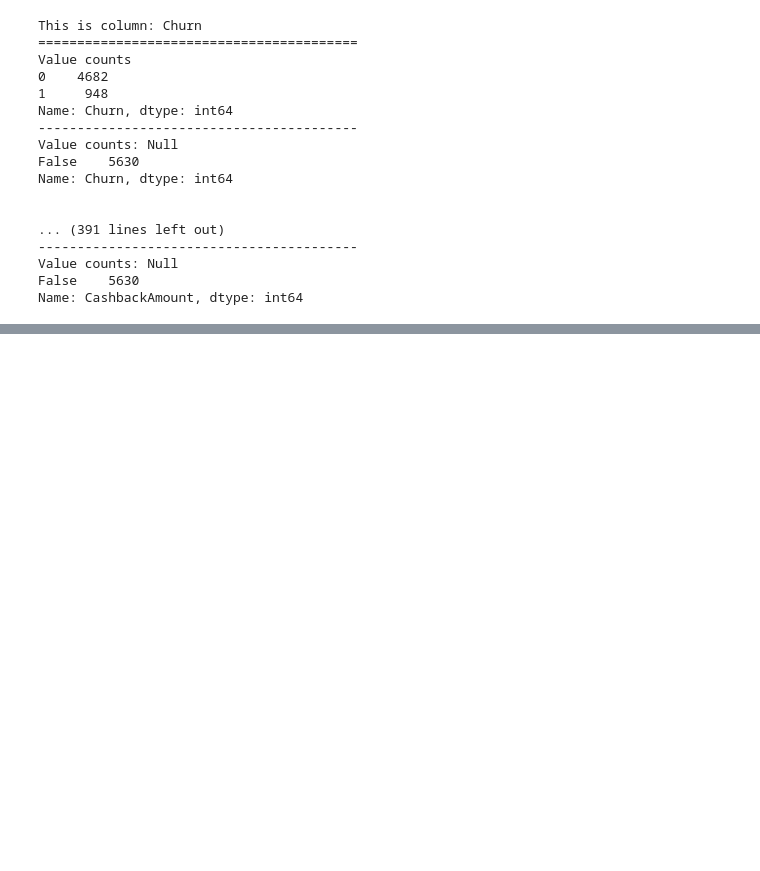
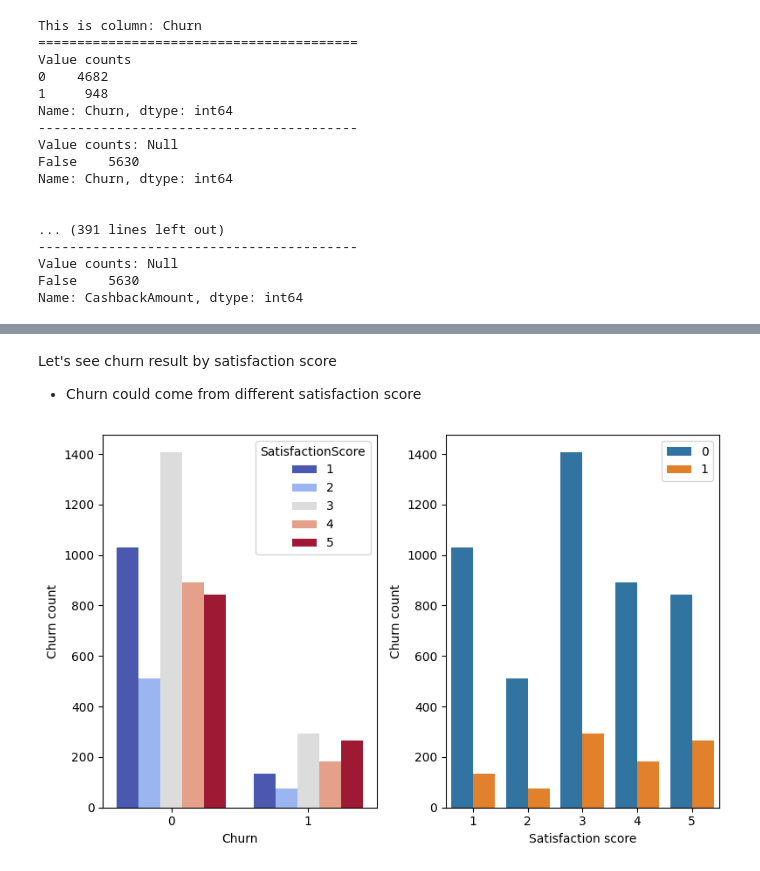
Before and after one commit to TsungYuanHsu/e-commerce_customer_churn_analysis, a Jupyter notebook: e-commerce_customer_churn_analysis.ipynb, the cells around one changed output, grey strips where cells are left out. Cells and saved outputs as stored; diff of their text form; code cells hidden in the pictures; blank space fills up the shorter version.

```diff
--- a/e-commerce_customer_churn_analysis.ipynb
+++ b/e-commerce_customer_churn_analysis.ipynb
@@ -149,0 +197,18 @@ Name: CashbackAmount, dtype: int64
+# %% [markdown]
+Let's see churn result by satisfaction score
+- Churn could come from different satisfaction score
+# %%
+df_churn_satis = df.groupby(['Churn', 'SatisfactionScore'])['Churn'].count().reset_index(name='Churn count')
+# print(df_churn_satis)
+fig, axes = plt.subplots(1, 2, figsize=(8, 5))
+sns.barplot(data=df_churn_satis, x='Churn', y='Churn count', hue='SatisfactionScore', palette='coolwarm', ax=axes[0])
+sns.barplot(data=df_churn_satis, x='SatisfactionScore', y='Churn count', hue='Churn', ax=axes[1])
+axes[0].set_xlabel('Churn')
+axes[0].set_ylabel('Churn count')
+axes[1].set_xlabel('Satisfaction score')
+axes[0].set_ylabel('Churn count')
+plt.legend()
+plt.tight_layout()
+plt.show()
+# %% [output]
+[figure, added]
```
Also changed, not shown: parts of 28 cells of this notebook.
